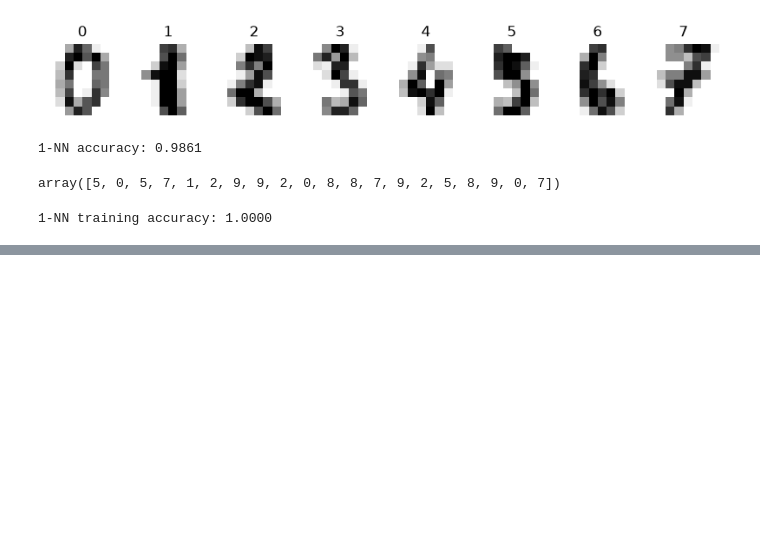
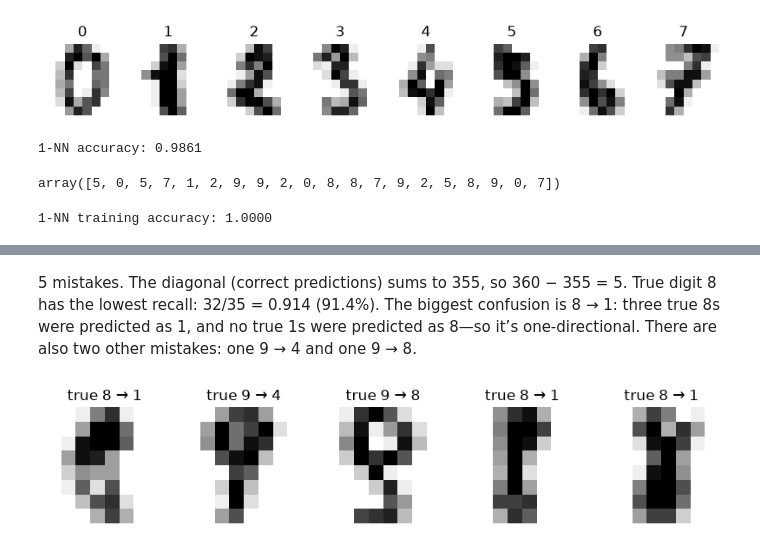
Before and after one commit to aadr22/ai-engineering-log, a Jupyter notebook: notebooks/week1_knn.ipynb, the cells around one changed output, grey strips where cells are left out. Saved outputs shown, nothing was run; the diff lists cells and outputs as text; code cells hidden in the pictures; blank space fills up the shorter version.

```diff
--- a/notebooks/week1_knn.ipynb
+++ b/notebooks/week1_knn.ipynb
@@ -72,0 +144,14 @@ def knn_one(x_test, X_train, y_train, k):
+# %% [markdown]
+5 mistakes. The diagonal (correct predictions) sums to 355, so 360 − 355 = 5.
+True digit 8 has the lowest recall: 32/35 = 0.914 (91.4%).
+The biggest confusion is 8 → 1: three true 8s were predicted as 1, and no true 1s were predicted as 8—so it’s one-directional. There are also two other mistakes: one 9 → 4 and one 9 → 8.
+# %%
+wrong = np.flatnonzero(preds != y_test)    # positions of the mistakes
+fig, axes = plt.subplots(1, len(wrong), figsize=(2 * len(wrong), 2.4))
+for ax, i in zip(np.atleast_1d(axes), wrong):
+    ax.imshow(X_test[i].reshape(8, 8), cmap="gray_r")
+    ax.set_title(f"true {y_test[i]} → {preds[i]}")
+    ax.axis("off")
+plt.show()
+# %% [output]
+[figure, added]
```
Also changed, not shown: parts of 4 cells of this notebook, 1 other file.
